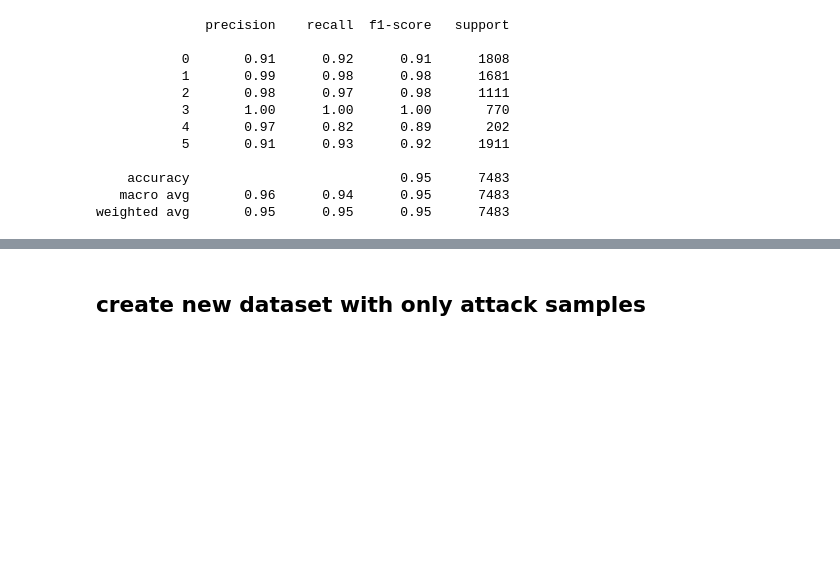
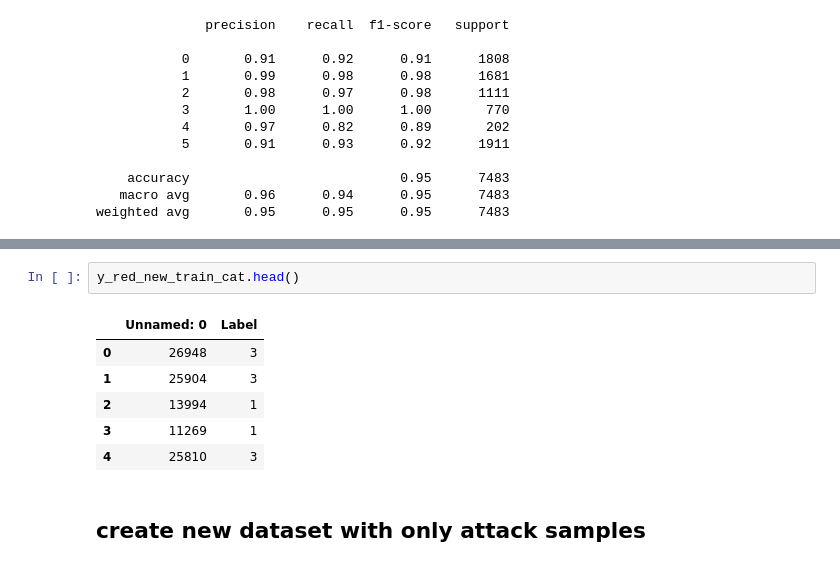
Before and after one commit to JoaquinGianan/project-network-analytics-fourthbrain, a Jupyter notebook: JG_files/notebooks/data_processing.ipynb, the cells around one changed output, grey strips where cells are left out. Drawn from its saved outputs; the diff is of its cells as text; blank space fills up the shorter version.

```diff
--- a/JG_files/notebooks/data_processing.ipynb
+++ b/JG_files/notebooks/data_processing.ipynb
@@ -691,3 +767,12 @@ weighted avg       0.95      0.95      0.95      7483
+# %%
+y_red_new_train_cat.head()
+# %% [output]
+|  | Unnamed: 0 | Label |
+| 0 | 26948 | 3 |
+| 1 | 25904 | 3 |
+| 2 | 13994 | 1 |
+| 3 | 11269 | 1 |
+| 4 | 25810 | 3 |
 # %% [markdown]
 ## create new dataset with only attack samples ###
 # %%
```
Also changed, not shown: parts of 13 cells of this notebook, 21 other files.
